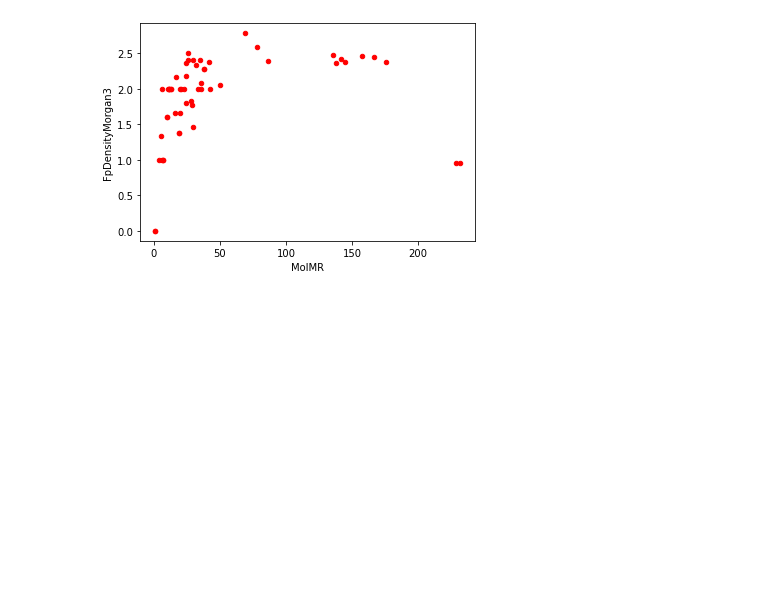
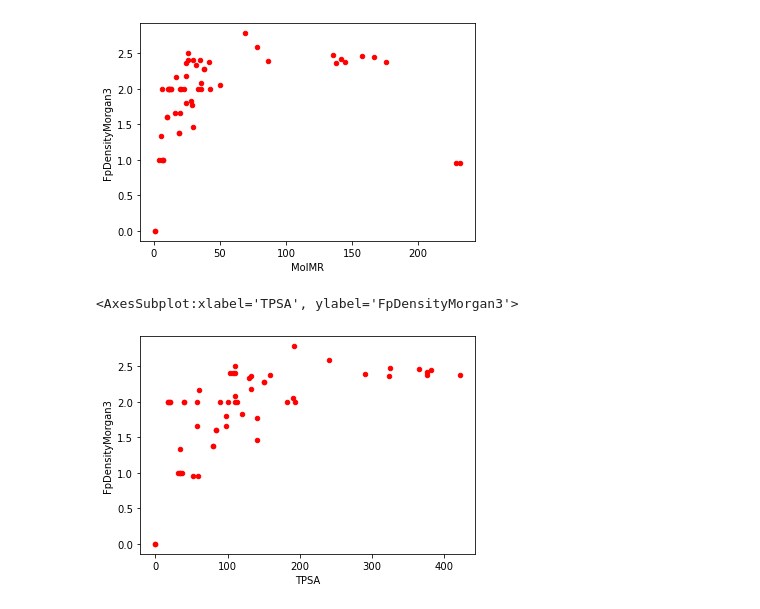
Before and after one commit to meidelien/Metabolic-network-layout-using-biochemical-coordinates, a Jupyter notebook: Notebooks/Plots.ipynb, the cells around one changed output. Saved outputs shown, nothing was run; the diff lists cells and outputs as text; code cells hidden in the pictures; blank space fills up the shorter version.

Commit message:
Added TPSA_Morgan3 plot

```diff
--- a/Notebooks/Plots.ipynb
+++ b/Notebooks/Plots.ipynb
@@ -193,3 +193,8 @@ df.plot(kind="scatter", x = "MolMR", y  = "FpDensityMorgan3", color = "red")
 # %% [output]
 <AxesSubplot:xlabel='MolMR', ylabel='FpDensityMorgan3'>
 [figure]
+# %%
+df.plot(kind="scatter", x = "TPSA", y  = "FpDensityMorgan3", color = "red")
+# %% [output]
+<AxesSubplot:xlabel='TPSA', ylabel='FpDensityMorgan3'>
+[figure, added]
```
Also changed, not shown: parts of 1 cell of this notebook, 1 other file.
